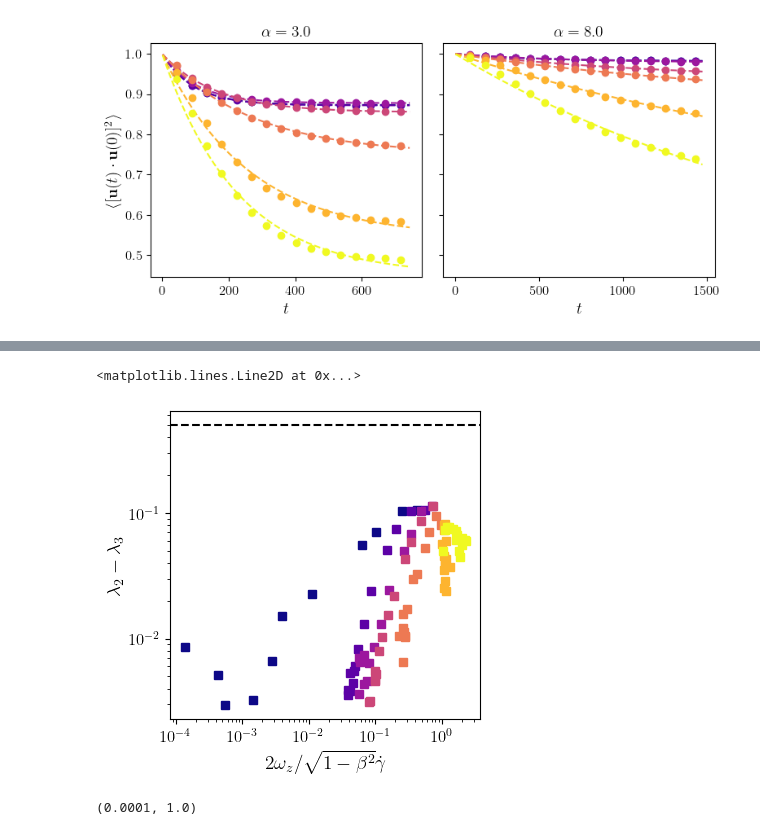
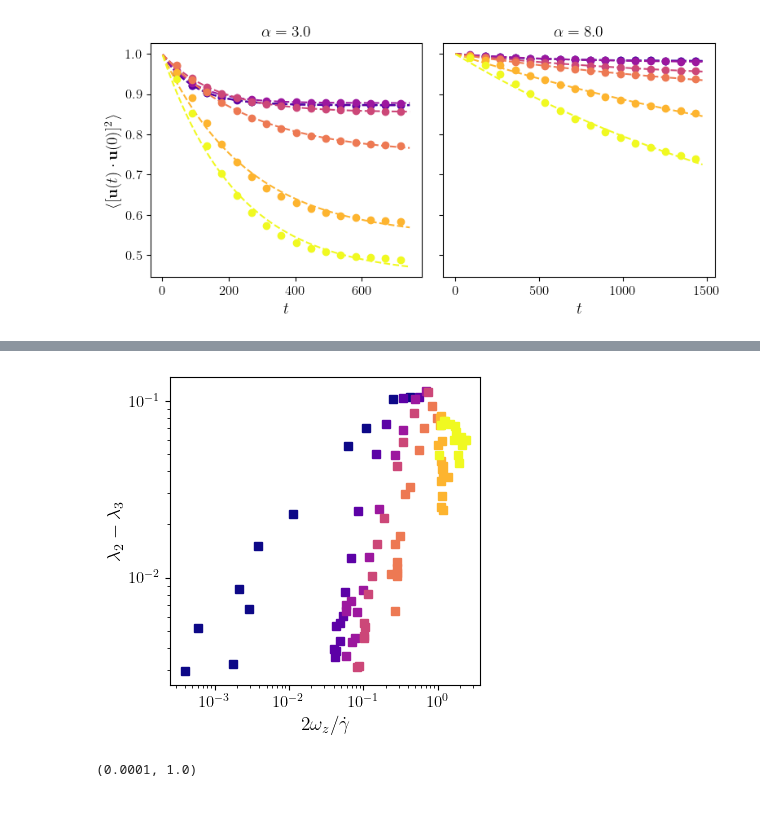
Before and after one commit to JBil8/Data_processing_orientations, a Jupyter notebook: maier_3d.ipynb, the cells around one changed output, grey strips where cells are left out. Cells and saved outputs as stored; diff of their text form; code cells hidden in the pictures; blank space fills up the shorter version.

```diff
--- a/maier_3d.ipynb
+++ b/maier_3d.ipynb
@@ -361,7 +397,7 @@ for i_I, I_val in enumerate(Is):
             aspect_ratios,
             # U_fitted[i_cof, i_I, :]/phi_dense,
             # U_fitted[i_cof, i_I, :]  / (2* 4/np.pi* aspect_ratios * phi_dense,
-            U_fitted[i_cof, i_I, :] /(3/4*volume_excluded*correction_density), #factor 3/4 accounts for the use of cos(2*theta) instead of P_2(cos(theta))
+            U_fitted[i_cof, i_I, :] /(volume_excluded*correction_density), #factor 3/4 accounts for the use of cos(2*theta) instead of P_2(cos(theta))
             # U_fitted[i_cof, i_I, :] /(volume_excluded* phi_dense),
             # U_fitted[i_cof, i_I, :] ,
             label=f"{cof_val}",
@@ -383,7 +419,7 @@ for i_I, I_val in enumerate(Is):
     # plt.title(f"U_fitted vs epsilon for I = {I_val}")
     plt.xlabel(f"$\\alpha$")
     # plt.ylabel("$U V_p / 2 \\phi \\alpha^2$")#\\phi$")
-    plt.ylabel("$4U  / 3(\\mathcal{{F}}(\\phi) \\overline{{B}}_{{2}}) $")#\\phi$")
+    plt.ylabel("$U  / (\\mathcal{{F}}(\\phi) \\overline{{B}}_{{2}}) $")#\\phi$")
     # plt.ylabel("$U  / \\phi) $")#\\phi$")
     # plt.xlim(0.7, 1.0)
     plt.axhline(1.0, color='k', linestyle='--', linewidth=1.5, label="Excluded volume")
@@ -836,7 +883,7 @@ for i, alpha_index in enumerate(alpha_indexs):
             S2_t,
             label=f"{cof_val}",
             color=colors_cof[i_cof],
-            linewidth = 2,
+            linewidth = 3,
             # marker='o'
         )
 
@@ -845,7 +892,7 @@ for i, alpha_index in enumerate(alpha_indexs):
             eta[100:],
             label=f"{cof_val}",
             color=colors_cof[i_cof],
-            linewidth = 2,
+            linewidth = 3,
             # marker='o'
         )
 
@@ -872,9 +919,12 @@ colors_cof = [cmap(i / (len(cofs) - 1)) for i in range(len(cofs))]
 n_plots = len(alpha_indexs)
 fig, ax = plt.subplots(1, n_plots, figsize=(4*n_plots, 4), sharey=True)
 
+
 for i, alpha_index in enumerate(alpha_indexs):
     for i_cof, cof_val in enumerate(cofs): #(cofs):
         # remove trailing zeros to arrays
+        i_cof = cofs.index(cof_val)
+
         t = times[i_cof, 0, alpha_index, :]
         corr = oacf[i_cof, 0, alpha_index, :]
 
@@ -934,21 +983,0 @@ fig.savefig(f"Pe_vs_alpha_I_{I}.png", dpi=300, bbox_inches='tight')
-# %%
-# plot pe against biaxiality
-cmap = plt.cm.plasma
-colors_cof = [cmap(i / (len(cofs) - 1)) for i in range(len(cofs))]
-
-fig, ax = plt.subplots(1, 1, figsize=(4, 4))
-for i_cof, cof_val in enumerate(cofs):
-    Pe =  shear_rates[i_cof, 0, :] / (D_r[i_cof, 0, :]) / (4/3*U_fitted[i_cof, 0, :])
-    ax.plot(
-        Pe,
-        biaxiality[i_cof, 0, :],
-        's',
-        label=f"{cof_val}",
-        color=colors_cof[i_cof]
-    )
-
-ax.set_ylabel("$\\lambda_2 - \\lambda_3$")
-ax.set_xlabel("$Pe/U$")
-ax.set_xscale('log')
-ax.set_yscale('log')
-ax.grid(True)
@@ -957,27 +984,26 @@ ax.grid(True)
 # %%
 fig, ax = plt.subplots(1, 1, figsize=(4, 4))
 beta = (aspect_ratios**2 - 1) / (aspect_ratios**2 + 1)
 for i_cof, cof_val in enumerate(cofs):
     Pe = shear_rates[i_cof, 0, :] / (D_r[i_cof, 0, :])
     shear_at_amgle = beta* np.sin(2 *theta_d[i_cof, 0, :])
 
     ax.loglog(
         -2*omega[i_cof, 0, :, 2] *shear_rates[i_cof, 0, :] / np.sqrt(1-beta**2),
         biaxiality[i_cof, 0, :],  # factor 3 accounts for the use of cos(2*theta) instead of P_2(cos(theta))
         's',
         label=f"{cof_val}",
         color=colors_cof[i_cof]
     )
 # ax.set_xlabel(f"$\\alpha$")
-ax.set_xlabel("$2\\omega_z/ \\sqrt{1 - \\beta^2} \\dot\\gamma$")
+ax.set_xlabel("$2\\omega_z/ \\dot\\gamma$")
 ax.set_ylabel("$\\lambda_2- \\lambda_3$")
-ax.axhline(0.5, color='k', linestyle='--', linewidth=1.5, label="Maximum biaxiality")
+# ax.axhline(0.5, color='k', linestyle='--', linewidth=1.5, label="Maximum biaxiality")
 # plt.xlim(0.0001, 1.4)
 # ax.set_ylim(0, 100)
-# fig.savefig(f"Pe_vs_alpha_I_{I}.png", dpi=300, bbox_inches='tight')
+fig.savefig(f"biaxiality_vs_omega.png", dpi=300, bbox_inches='tight')
 # %% [output]
-<matplotlib.lines.Line2D at 0x...>
-[figure, old version]
+[figure, new version]
 # %%
 fig, ax = plt.subplots(1, 1, figsize=(4, 4))
 beta = (aspect_ratios**2 - 1) / (aspect_ratios**2 + 1)
```
Also changed, not shown: parts of 19 cells of this notebook, 2 other files.
